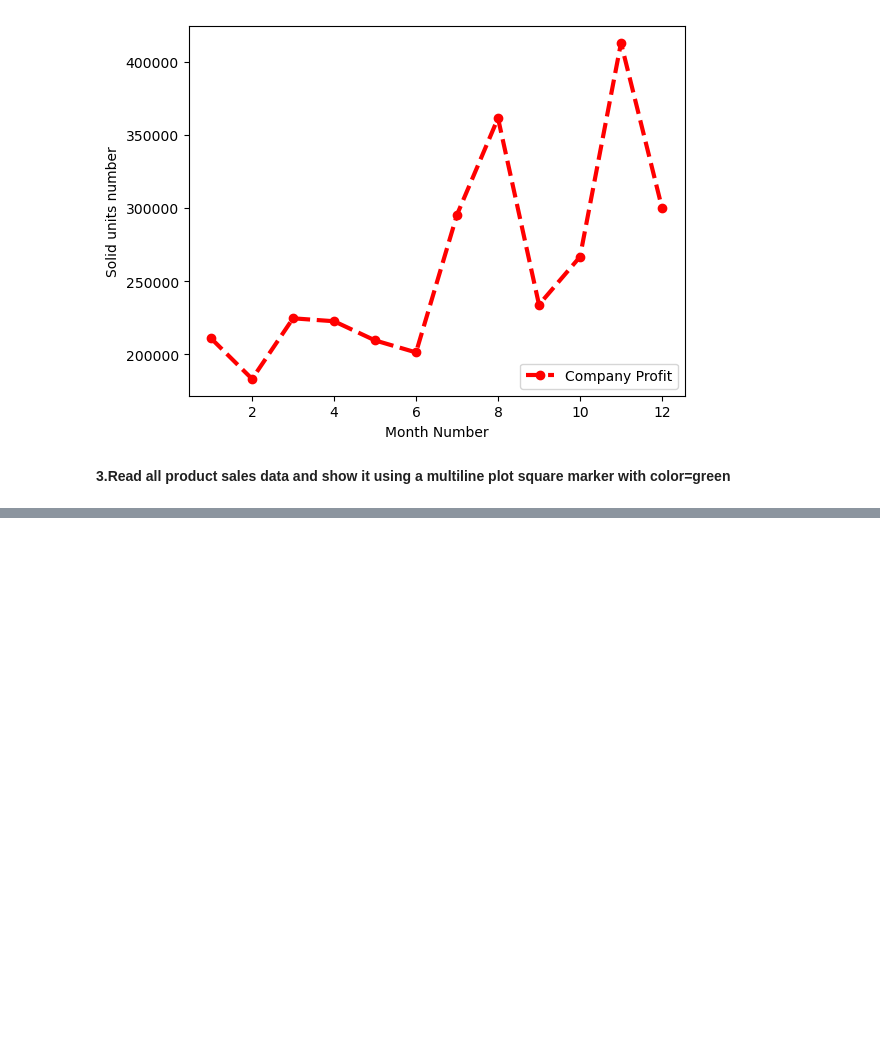
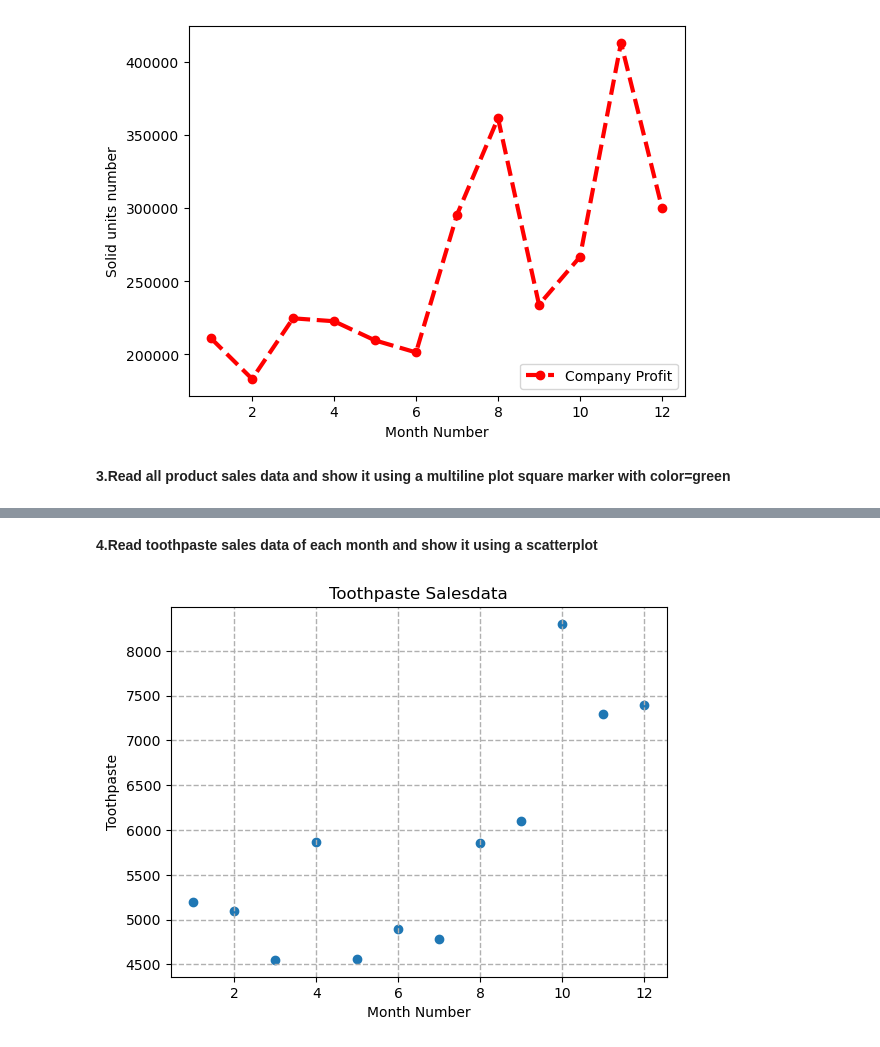
Before and after one commit to Anugrahig/LM-BD-March, a Jupyter notebook: march_bigdata/ml/matplotlib/03_matplotlib_sales-dataset_excercise.ipynb, the cells around one changed output, grey strips where cells are left out. Cells and saved outputs as stored; diff of their text form; code cells hidden in the pictures; blank space fills up the shorter version.

```diff
--- a/march_bigdata/ml/matplotlib/03_matplotlib_sales-dataset_excercise.ipynb
+++ b/march_bigdata/ml/matplotlib/03_matplotlib_sales-dataset_excercise.ipynb
@@ -58,0 +69,10 @@ plt.legend(loc="lower right")
+# %% [markdown]
+**4.Read toothpaste sales data of each month and show it using a scatterplot**
+# %%
+plt.scatter(df.month_number,df.toothpaste)
+plt.xlabel("Month Number")
+plt.ylabel("Toothpaste")
+plt.title("Toothpaste Salesdata")
+plt.grid(linestyle='--', linewidth=1)
+# %% [output]
+[figure, added]
```
Also changed, not shown: parts of 14 cells of this notebook, 1 other file.
